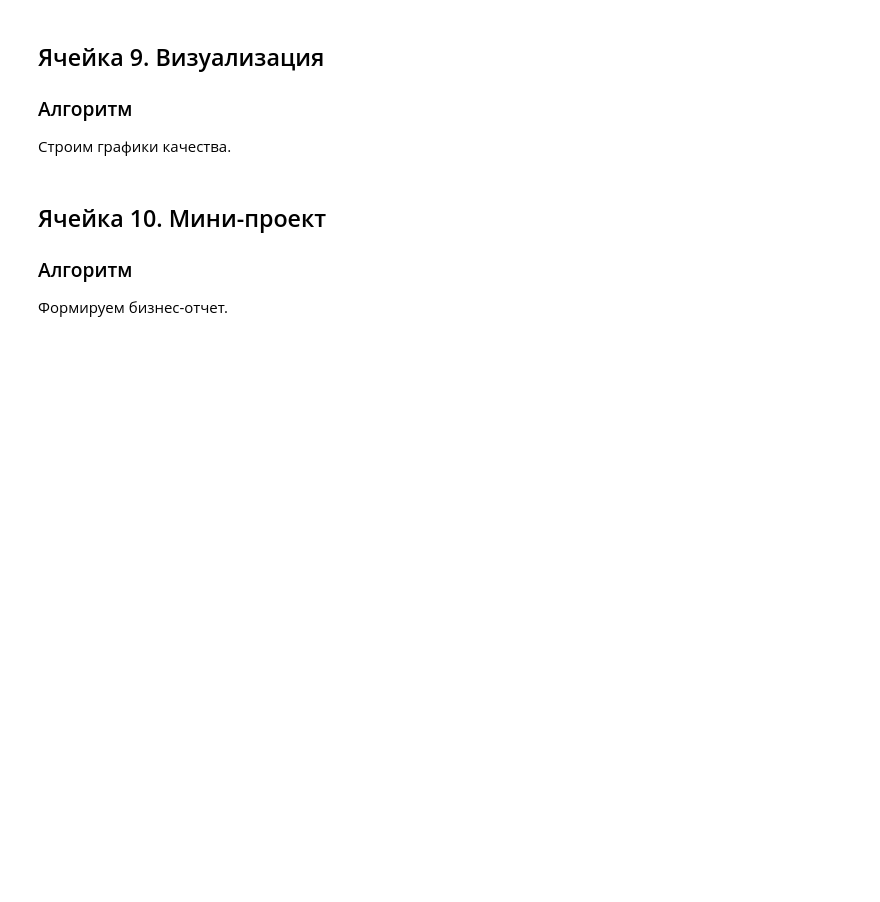
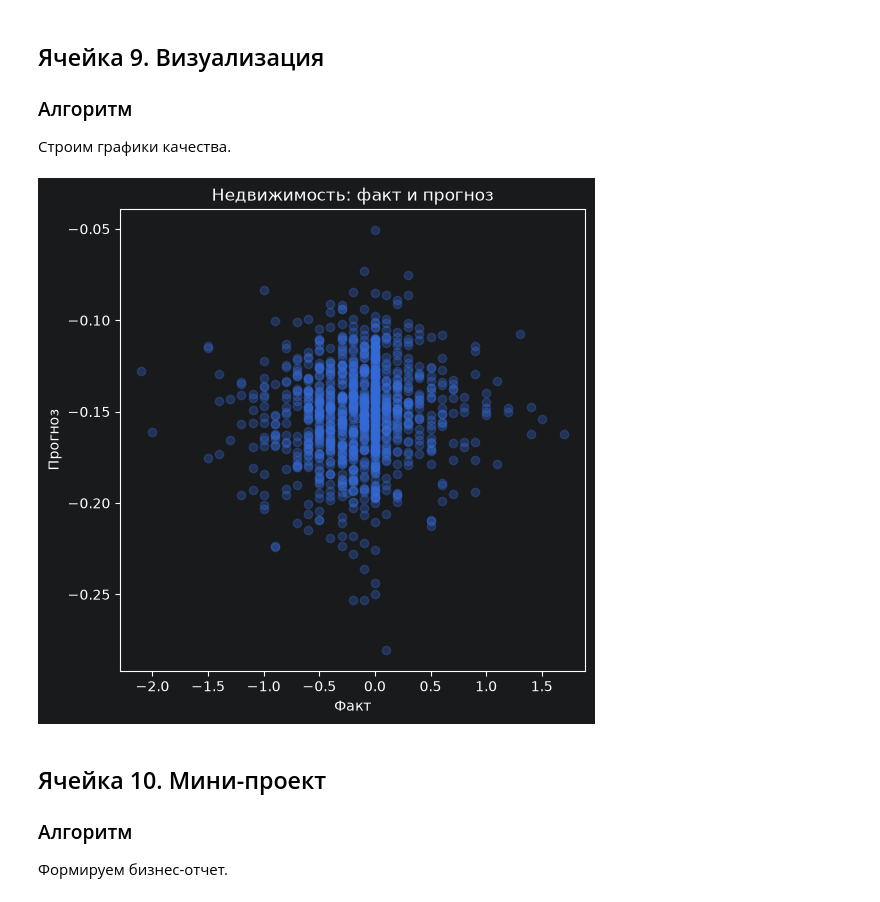
Before and after one commit to FelixTheCatW/study-ml, a Jupyter notebook: src/notebooks/block7_lesson04_regression_practice_todo.ipynb, the cells around one changed output. Cells and saved outputs as stored; diff of their text form; code cells hidden in the pictures; blank space fills up the shorter version.

```diff
--- a/src/notebooks/block7_lesson04_regression_practice_todo.ipynb
+++ b/src/notebooks/block7_lesson04_regression_practice_todo.ipynb
@@ -79,7 +80,10 @@ assert "weight" in df.columns
 ### Алгоритм
 Выбираем больше признаков.
 # %%
-X = df[feature_cols].dropna()
+df = df.dropna(subset=[target_col])
+
+df[feature_cols] = df[feature_cols].fillna(0, inplace=False)
+X = df[feature_cols]
 y = df[target_col]
 
 print(X.shape)
@@ -99,14 +110,26 @@ Train/Test Split.
 ### Алгоритм
 Используем StandardScaler.
 # %%
-# TODO: выполните самостоятельно задание ячейки 5
+from sklearn.preprocessing import StandardScaler
+
+scaler = StandardScaler()
+
+X_train_scaled = scaler.fit_transform(X_train)
+X_test_scaled = scaler.transform(X_test)
+
+assert X_train_scaled.shape[1] == 11
 # %% [markdown]
 ## Ячейка 6. Обучение модели
 
 ### Алгоритм
 Строим LinearRegression.
 # %%
-# TODO: выполните самостоятельно задание ячейки 6
+from sklearn.linear_model import LinearRegression
+
+model = LinearRegression()
+model.fit(X_train_scaled, y_train)
+
+assert model is not None
 # %% [markdown]
 ## Ячейка 7. Важность признаков
 
@@ -120,4 +165,14 @@ Train/Test Split.
 ### Алгоритм
 Считаем MAE RMSE R2.
 # %%
-# TODO: выполните самостоятельно задание ячейки 8
+from sklearn.metrics import mean_absolute_error, mean_squared_error, r2_score
+import numpy as np
+
+pred = model.predict(X_test_scaled)
+mae = mean_absolute_error(y_test, pred)
+rmse = np.sqrt(mean_squared_error(y_test, pred))
+r2 = r2_score(y_test, pred)
+
+print(mae, rmse, r2)
+
+assert r2 > 0
@@ -127,7 +184,18 @@ Train/Test Split.
 ### Алгоритм
 Строим графики качества.
 # %%
-# TODO: выполните самостоятельно задание ячейки 9
+import matplotlib.pyplot as plt
+
+plt.figure(figsize=(6,6))
+plt.scatter(y_test,pred,alpha=0.3)
+plt.xlabel("Факт")
+plt.ylabel("Прогноз")
+plt.title("Недвижимость: факт и прогноз")
+plt.show()
+
+assert True
+# %% [output]
+[figure, added]
 # %% [markdown]
 ## Ячейка 10. Мини-проект
 
```
Also changed, not shown: parts of 7 cells of this notebook, 2 other files.
